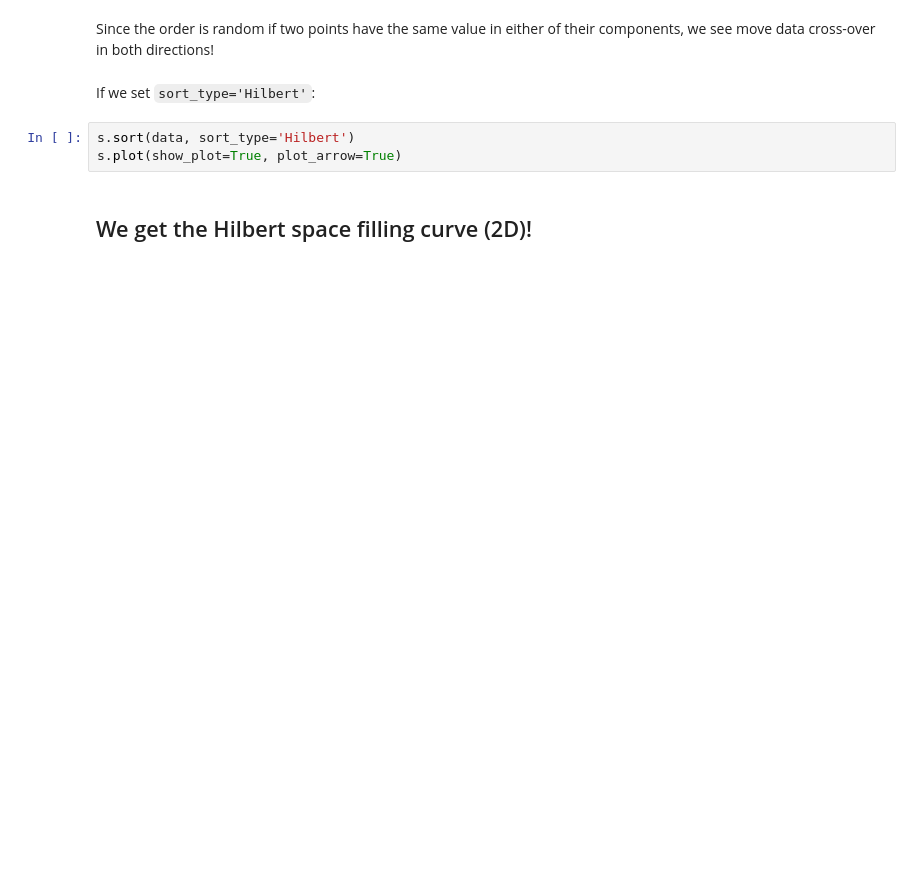
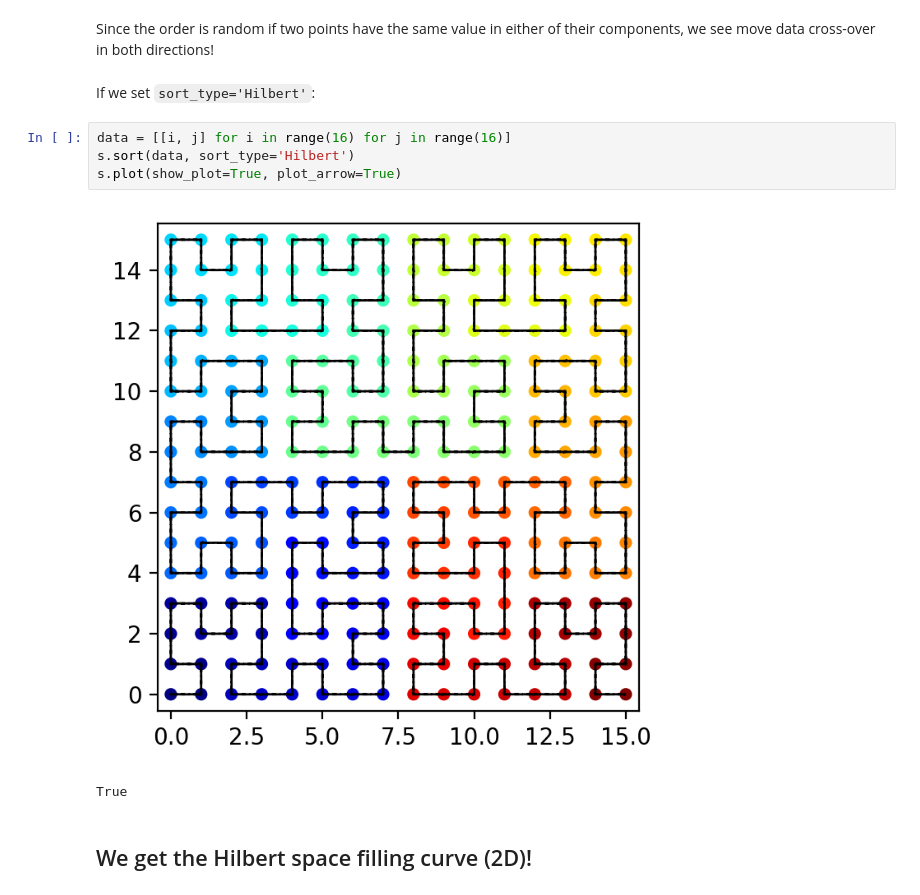
Before and after one commit to Ruibin-Liu/despace, a Jupyter notebook: examples/despace_examples.ipynb, the cells around one changed output. Cells and saved outputs as stored; diff of their text form; blank space fills up the shorter version.

```diff
--- a/examples/despace_examples.ipynb
+++ b/examples/despace_examples.ipynb
@@ -106,7 +121,11 @@ Since the order is random if two points have the same value in either of their c
 # %% [markdown]
 If we set `sort_type='Hilbert'`:
 # %%
+data = [[i, j] for i in range(16) for j in range(16)]
 s.sort(data, sort_type='Hilbert')
 s.plot(show_plot=True, plot_arrow=True)
+# %% [output]
+[figure, added]
+True
 # %% [markdown]
 ## We get the Hilbert space filling curve (2D)!
```
Also changed, not shown: parts of 8 cells of this notebook.
